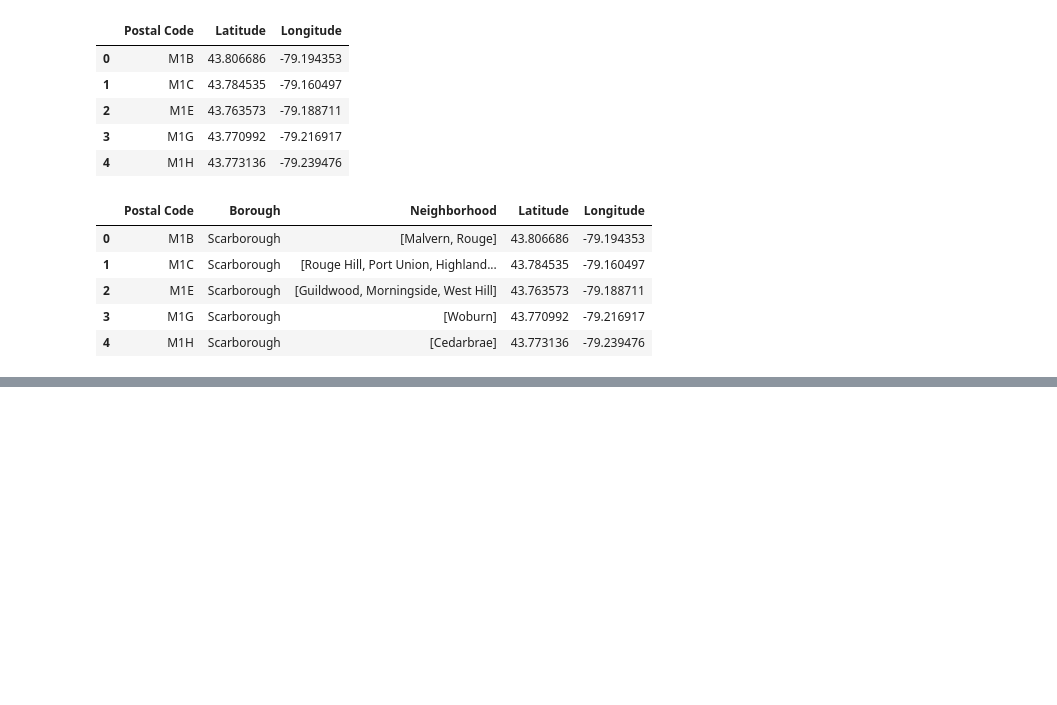
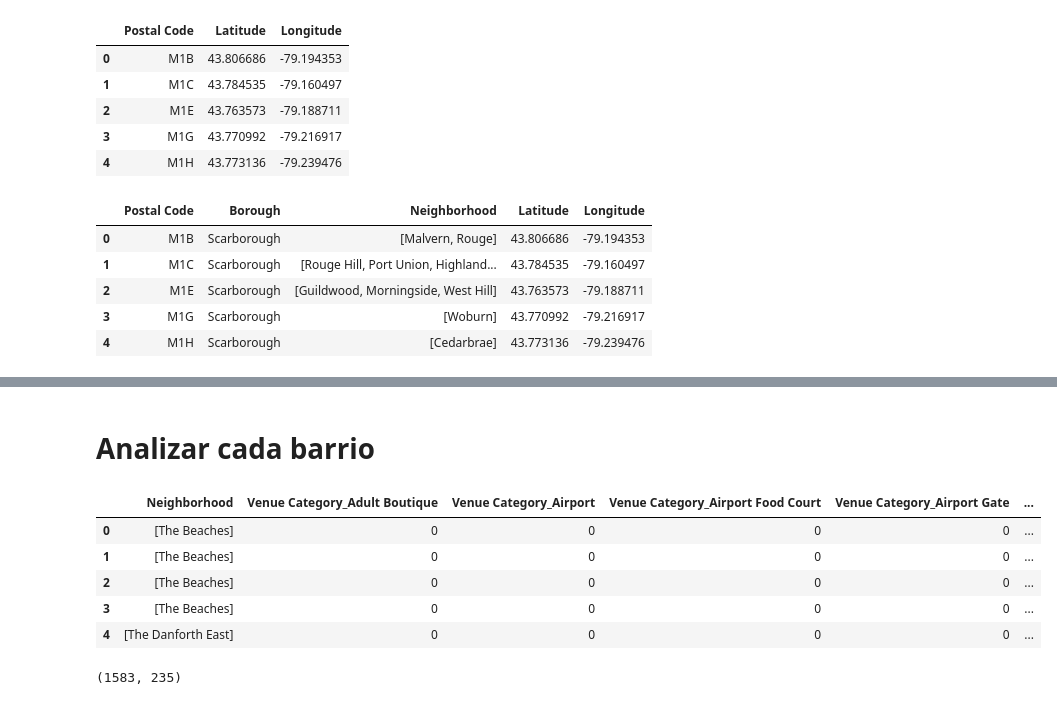
Before and after one commit to Sergioc2020/Coursera_Capstone, a Jupyter notebook: ProjectoSegmentacionUSA.ipynb, the cells around one changed output, grey strips where cells are left out. Saved outputs shown, nothing was run; the diff lists cells and outputs as text; code cells hidden in the pictures; blank space fills up the shorter version.

```diff
--- a/ProjectoSegmentacionUSA.ipynb
+++ b/ProjectoSegmentacionUSA.ipynb
@@ -99,0 +354,25 @@ df.head()
+# %% [markdown]
+# Analizar cada barrio
+# %%
+# codificación
+toronto_onehot = pd.get_dummies(toronto_venues[['Venue Category']])
+
+# añadir la columna de barrio de regreso al dataframe
+toronto_onehot['Neighborhood'] = toronto_venues['Neighborhood']
+
+# mover la columna de barrio a la primer columna
+fixed_columns = [toronto_onehot.columns[-1]] + list(toronto_onehot.columns[:-1])
+toronto_onehot = toronto_onehot[fixed_columns]
+
+toronto_onehot.head()
+# %% [output]
+|  | Neighborhood | Venue Category_Adult Boutique | Venue Category_Airport | Venue Category_Airport Food Court | Venue Category_Airport Gate | ... |
+| 0 | [The Beaches] | 0 | 0 | 0 | 0 | ... |
+| 1 | [The Beaches] | 0 | 0 | 0 | 0 | ... |
+| 2 | [The Beaches] | 0 | 0 | 0 | 0 | ... |
+| 3 | [The Beaches] | 0 | 0 | 0 | 0 | ... |
+| 4 | [The Danforth East] | 0 | 0 | 0 | 0 | ... |
+# %%
+toronto_onehot.shape
+# %% [output]
+(1583, 235)
```
Also changed, not shown: parts of 60 cells of this notebook.
